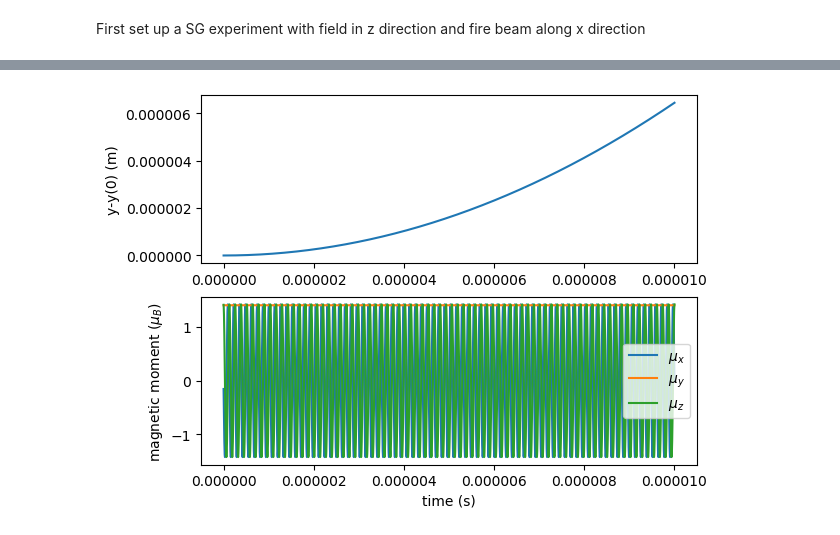
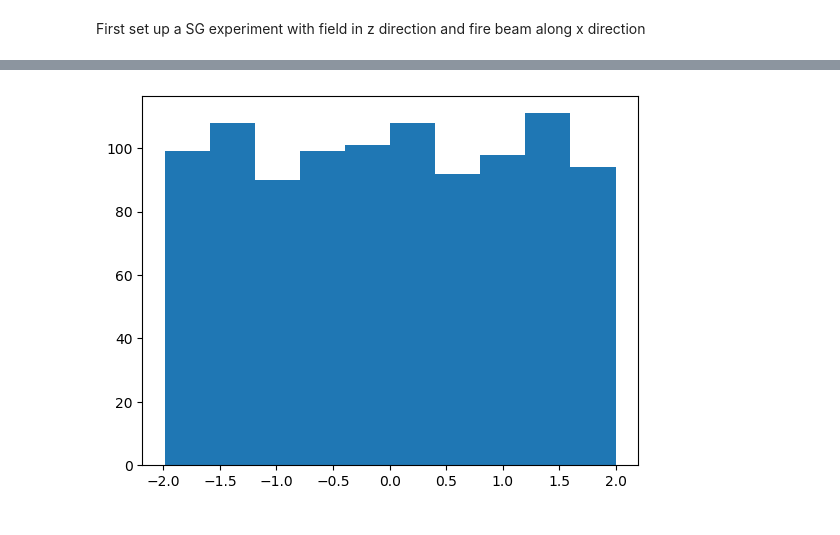
Before and after one commit to mklilley/magnetic-moments, a Jupyter notebook: SG_julia.ipynb, the cells around one changed output, grey strips where cells are left out. Saved outputs shown, nothing was run; the diff lists cells and outputs as text; code cells hidden in the pictures.

```diff
--- a/SG_julia.ipynb
+++ b/SG_julia.ipynb
@@ -102,30 +106,38 @@ mu_save_2 = zeros(length(times),3);
 # %%
-for (i,t) in enumerate(times)
+np = 1000
+zs = zeros(np)
+ys = zeros(np)
+mus = zeros(np)
+muz_init = zeros(np)
 
-    r_save_2[i,:] = r
-    mu_save_2[i,:] = mu
+for p in 1:np
 
-    v += (0.5*dt*(mu'*gradB(r))/m_Ag)'
-    Br = B(r)
-    s = 2.0/(1+(norm(Br)*gyro*dt*0.5)^2)
-    mu_prime = mu + 0.5*dt*gyro*cross(mu,Br)
-    mu += 0.5*dt*gyro*s*cross(mu_prime,Br)
-    r += dt*v
-    v += (0.5*dt*(mu'*gradB(r))/m_Ag)'
+    # https://mathworld.wolfram.com/SphericalCoordinates.html
+    # https://math.stackexchange.com/a/1586583
+    theta = acos(2*rand()-1)
+    phi = rand()*2*pi
+    mu = [mu_e*sin(theta)*cos(phi), mu_e*sin(phi)*sin(theta), mu_e*cos(theta)]
+    r = [0,-0.01,0]
+    v = [0,v0,0]
+    muz_init[p] = mu[3]
 
 
+    for (i,t) in enumerate(times)
+
+        v += (0.5*dt*(mu'*gradB(r))/m_Ag)'
+        Br = B(r)
+        s = 2.0/(1+(norm(Br)*gyro*dt*0.5)^2)
+        mu_prime = mu + 0.5*dt*gyro*cross(mu,Br)
+        mu += 0.5*dt*gyro*s*cross(mu_prime,Br)
+        r += dt*v
+        v += (0.5*dt*(mu'*gradB(r))/m_Ag)'
+    end
+
+    zs[p] = r[3]
+    ys[p] = r[2]
+    mus[p] = mu[3]
 end
-# %%
-subplot(211)
-plot(times,(r_save_2[:,2].-r_save_2[1,2]), label="y");
-ylabel("y-y(0) (m)")
-
-subplot(212)
-plot(times,mu_save_2[:,1]./mu_B, label=L"$\mu_x$")
-plot(times,mu_save_2[:,2]./mu_B, label=L"$\mu_y$")
-plot(times,mu_save_2[:,3]./mu_B, label=L"$\mu_z$")
-xlabel("time (s)")
-ylabel(L"magnetic moment ($\mu_B$)")
-legend();
-# %% [output]
-[figure, removed]
+# %%
+hist(muz_init./mu_B);
+# %% [output]
+[figure, added]
```
Also changed, not shown: parts of 20 cells of this notebook, 3 other files.
